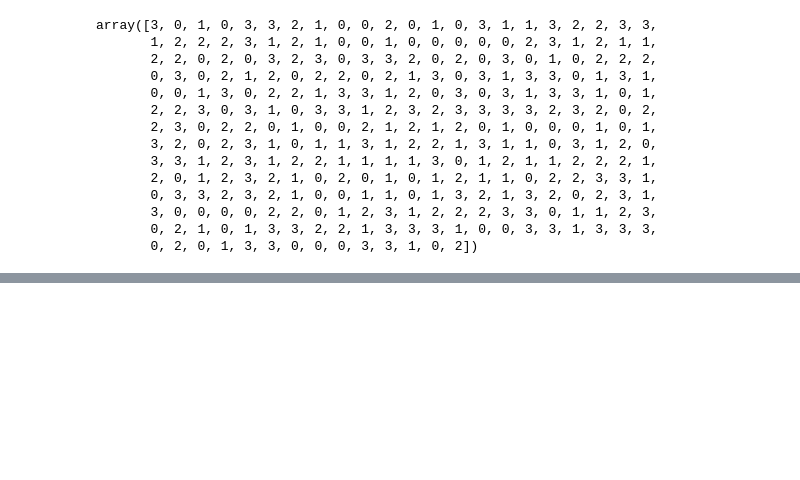
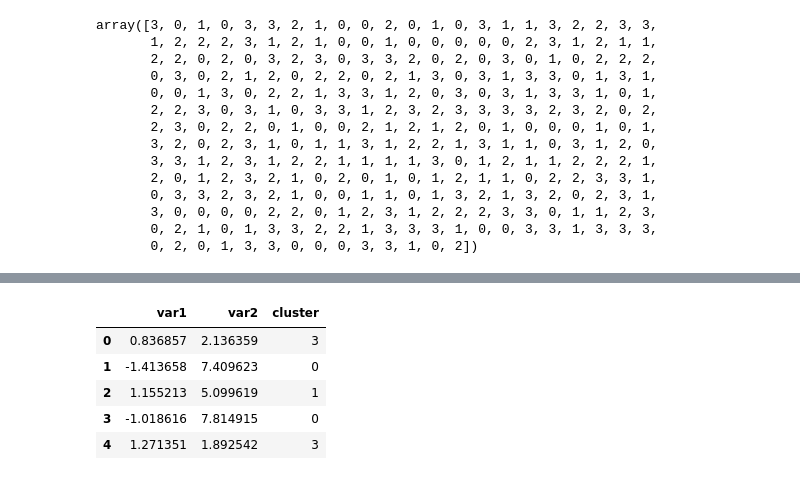
Before and after one commit to kirenz/lab-clustering, a Jupyter notebook: tutorial/hierarchical.ipynb, the cells around one changed output, grey strips where cells are left out. Saved outputs shown, nothing was run; the diff lists cells and outputs as text; code cells hidden in the pictures; blank space fills up the shorter version.

```diff
--- a/tutorial/hierarchical.ipynb
+++ b/tutorial/hierarchical.ipynb
@@ -62,3 +64,0 @@ Source: [Albon, 2017](https://chrisalbon.com/machine_learning/clustering/agglome
-# %%
-ward = AgglomerativeClustering(linkage='ward', affinity='euclidean', n_clusters=4)
-ward.fit(X_std)
@@ -85,3 +65,6 @@ array([3, 0, 1, 0, 3, 3, 2, 1, 0, 0, 2, 0, 1, 0, 3, 1, 1, 3, 2, 2, 3, 3,
+# %%
+# Use AgglomerativeClustering with linkage=ward and the appropriate number of clusters
+ward = AgglomerativeClustering(linkage='ward', n_clusters=4)
 # %%
 # Use fit_predict to estimate cluster membership
 ward.fit_predict(X_std)
@@ -106,0 +104,11 @@ plt.scatter(X_std[:, 0], X_std[:, 1], c=ward.labels_, s=50, cmap='viridis');
+# %%
+# add the clusters to your pandas dataframe
+df['cluster'] = ward.labels_
+df.head()
+# %% [output]
+|  | var1 | var2 | cluster |
+| 0 | 0.836857 | 2.136359 | 3 |
+| 1 | -1.413658 | 7.409623 | 0 |
+| 2 | 1.155213 | 5.099619 | 1 |
+| 3 | -1.018616 | 7.814915 | 0 |
+| 4 | 1.271351 | 1.892542 | 3 |
```
Also changed, not shown: parts of 19 cells of this notebook.
